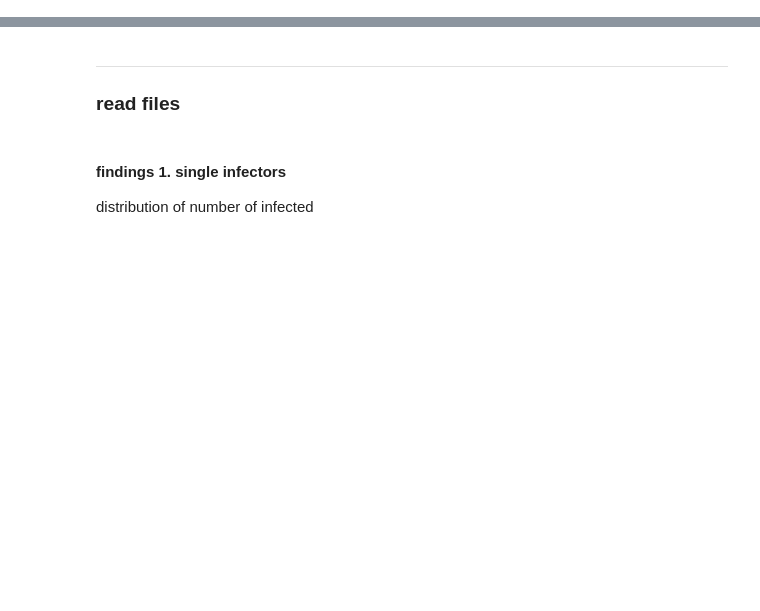
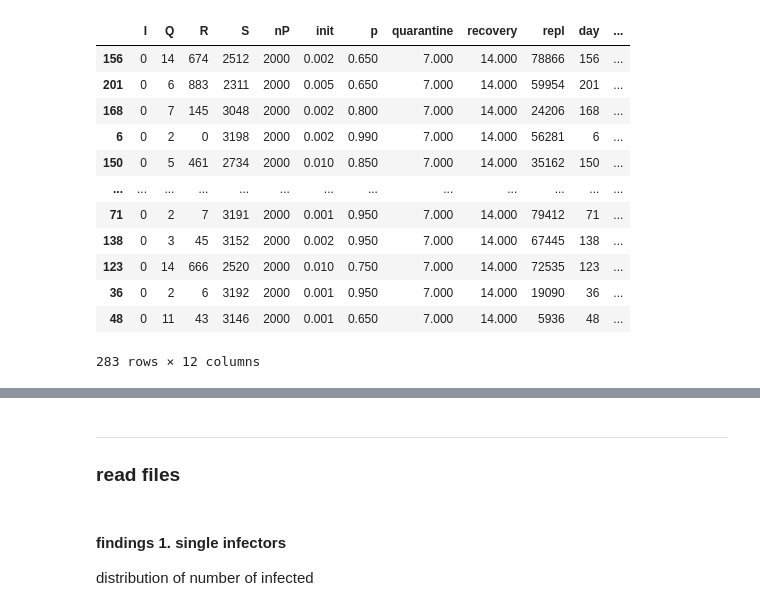
Before and after one commit to RafalKucharskiPK/ExMAS, a Jupyter notebook: ExMAS/spinoffs/corona_plots.ipynb, the cells around one changed output, grey strips where cells are left out. Saved outputs shown, nothing was run; the diff lists cells and outputs as text; code cells hidden in the pictures; blank space fills up the shorter version.

```diff
--- a/ExMAS/spinoffs/corona_plots.ipynb
+++ b/ExMAS/spinoffs/corona_plots.ipynb
@@ -25,0 +128,16 @@ colors = sns.color_palette("muted")
+# %%
+last_days
+# %% [output]
+|  | I | Q | R | S | nP | init | p | quarantine | recovery | repl | day | ... |
+| 156 | 0 | 14 | 674 | 2512 | 2000 | 0.002 | 0.650 | 7.000 | 14.000 | 78866 | 156 | ... |
+| 201 | 0 | 6 | 883 | 2311 | 2000 | 0.005 | 0.650 | 7.000 | 14.000 | 59954 | 201 | ... |
+| 168 | 0 | 7 | 145 | 3048 | 2000 | 0.002 | 0.800 | 7.000 | 14.000 | 24206 | 168 | ... |
+| 6 | 0 | 2 | 0 | 3198 | 2000 | 0.002 | 0.990 | 7.000 | 14.000 | 56281 | 6 | ... |
+| 150 | 0 | 5 | 461 | 2734 | 2000 | 0.010 | 0.850 | 7.000 | 14.000 | 35162 | 150 | ... |
+| ... | ... | ... | ... | ... | ... | ... | ... | ... | ... | ... | ... | ... |
+| 71 | 0 | 2 | 7 | 3191 | 2000 | 0.001 | 0.950 | 7.000 | 14.000 | 79412 | 71 | ... |
+| 138 | 0 | 3 | 45 | 3152 | 2000 | 0.002 | 0.950 | 7.000 | 14.000 | 67445 | 138 | ... |
+| 123 | 0 | 14 | 666 | 2520 | 2000 | 0.010 | 0.750 | 7.000 | 14.000 | 72535 | 123 | ... |
+| 36 | 0 | 2 | 6 | 3192 | 2000 | 0.001 | 0.950 | 7.000 | 14.000 | 19090 | 36 | ... |
+| 48 | 0 | 11 | 43 | 3146 | 2000 | 0.001 | 0.650 | 7.000 | 14.000 | 5936 | 48 | ... |
+283 rows × 12 columns
```
Also changed, not shown: parts of 16 cells of this notebook, 3 other files.
